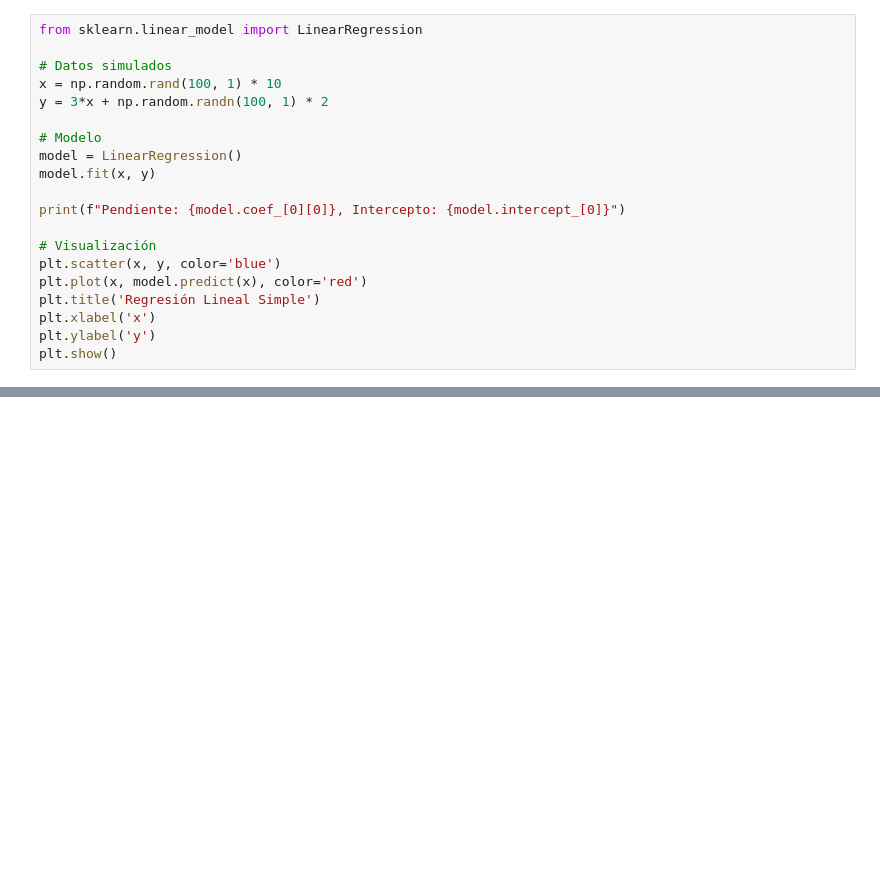
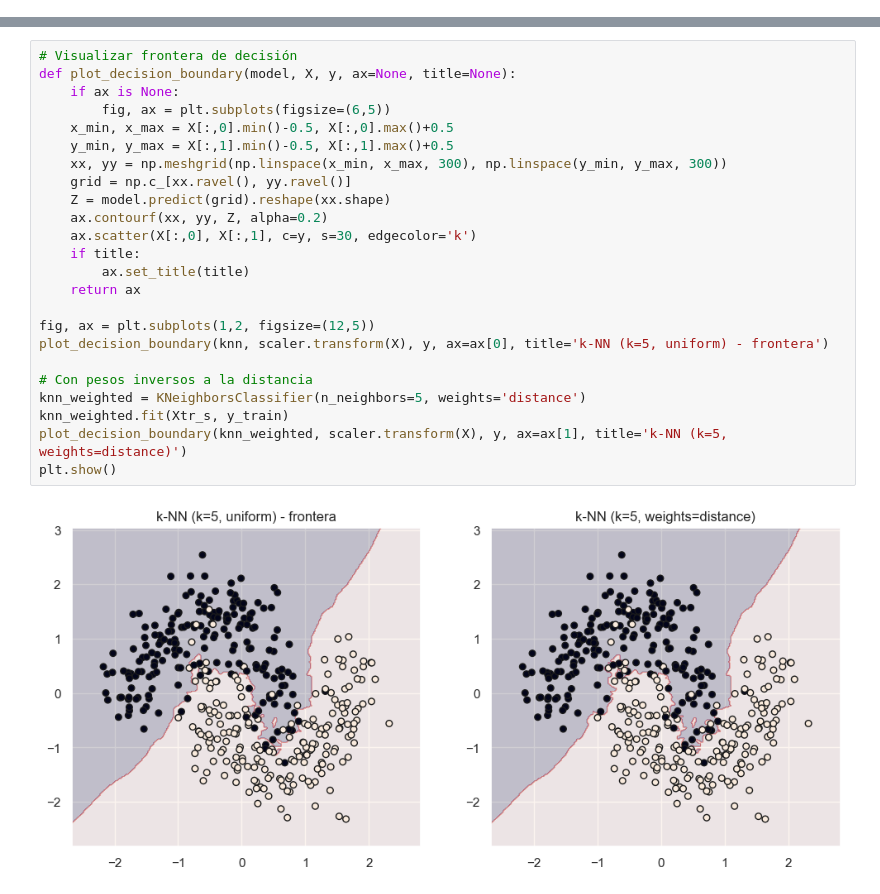
Before and after one commit to Cosijopiii/Artificial-intelligence-Course-2, a Jupyter notebook: Tutorials/Machine Learning/ML_3.ipynb, the cells around one changed output, grey strips where cells are left out. Cells and saved outputs as stored; diff of their text form; blank space fills up the shorter version.

```diff
--- a/Tutorials/Machine Learning/ML_3.ipynb
+++ b/Tutorials/Machine Learning/ML_3.ipynb
@@ -88,20 +0,0 @@ El modelado estadístico busca describir relaciones entre variables. Ejemplo: re
-# %%
-from sklearn.linear_model import LinearRegression
-
-# Datos simulados
-x = np.random.rand(100, 1) * 10
-y = 3*x + np.random.randn(100, 1) * 2
-
-# Modelo
-model = LinearRegression()
-model.fit(x, y)
-
-print(f"Pendiente: {model.coef_[0][0]}, Intercepto: {model.intercept_[0]}")
-
-# Visualización
-plt.scatter(x, y, color='blue')
-plt.plot(x, model.predict(x), color='red')
-plt.title('Regresión Lineal Simple')
-plt.xlabel('x')
-plt.ylabel('y')
-plt.show()
@@ -134,0 +72,26 @@ Ingresos                    0.878097  1.000000
+# %%
+# Visualizar frontera de decisión
+def plot_decision_boundary(model, X, y, ax=None, title=None):
+    if ax is None:
+        fig, ax = plt.subplots(figsize=(6,5))
+    x_min, x_max = X[:,0].min()-0.5, X[:,0].max()+0.5
+    y_min, y_max = X[:,1].min()-0.5, X[:,1].max()+0.5
+    xx, yy = np.meshgrid(np.linspace(x_min, x_max, 300), np.linspace(y_min, y_max, 300))
+    grid = np.c_[xx.ravel(), yy.ravel()]
+    Z = model.predict(grid).reshape(xx.shape)
+    ax.contourf(xx, yy, Z, alpha=0.2)
+    ax.scatter(X[:,0], X[:,1], c=y, s=30, edgecolor='k')
+    if title:
+        ax.set_title(title)
+    return ax
+
+fig, ax = plt.subplots(1,2, figsize=(12,5))
+plot_decision_boundary(knn, scaler.transform(X), y, ax=ax[0], title='k-NN (k=5, uniform) - frontera')
+
+# Con pesos inversos a la distancia
+knn_weighted = KNeighborsClassifier(n_neighbors=5, weights='distance')
+knn_weighted.fit(Xtr_s, y_train)
+plot_decision_boundary(knn_weighted, scaler.transform(X), y, ax=ax[1], title='k-NN (k=5, weights=distance)')
+plt.show()
+# %% [output]
+[figure, added]
```
Also changed, not shown: parts of 28 cells of this notebook, 2 other files.
